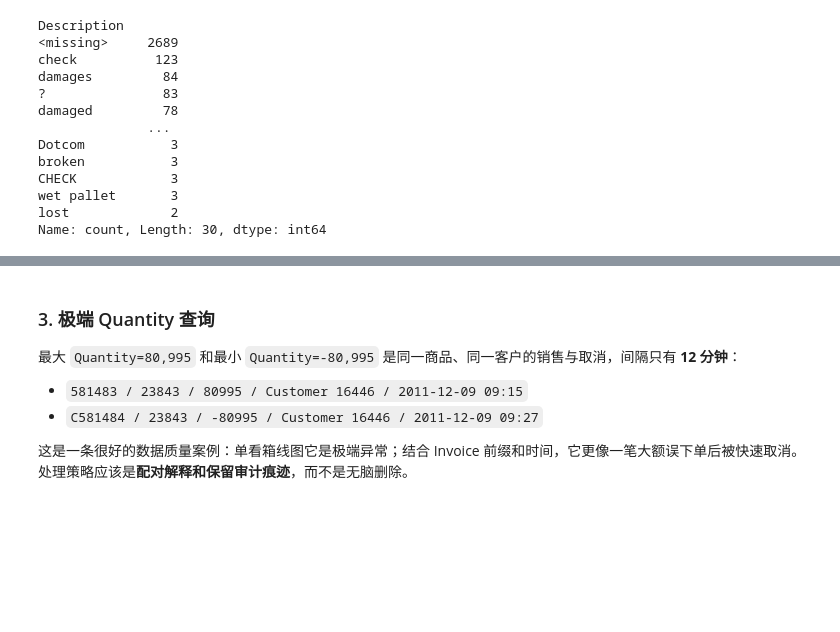
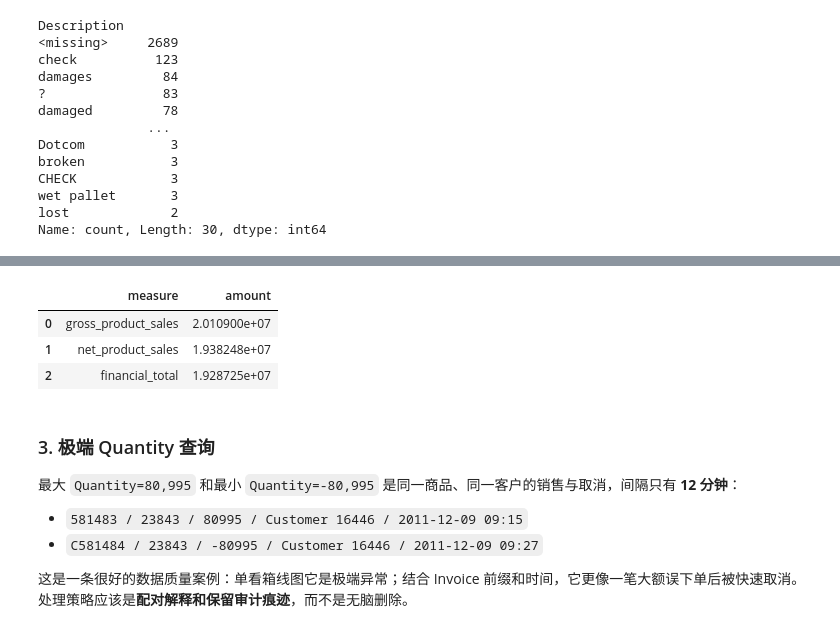
Before and after one commit to dlCd321/data-engineer, a Jupyter notebook: q1_data_quality/q1_code.ipynb, the cells around one changed output, grey strips where cells are left out. Drawn from its saved outputs; the diff is of its cells as text; code cells hidden in the pictures; blank space fills up the shorter version.

```diff
--- a/q1_data_quality/q1_code.ipynb
+++ b/q1_data_quality/q1_code.ipynb
@@ -451,50 +449,73 @@ wet pallet       3
 lost             2
 Name: count, Length: 30, dtype: int64
 # %%
+import re
+
+
 def classify_stock_code(code_value):
-    code_text = str(code_value)
-    postage_codes = {"POST", "DOT", "C2"}
-    fee_codes = {"BANK CHARGES", "AMAZONFEE", "CRUK"}
-    adjustment_codes = {"M", "m", "ADJUST", "ADJUST2", "B"}
-    test_or_sample_codes = {"S", "TEST001", "TEST002", "PADS"}
-
-    if code_text in postage_codes:
-        return "postage_carriage"
+    code_text = str(code_value).strip().upper()
+    if code_text in {"POST", "DOT", "C2"}:
+        return "postage_carriage_dotcom"
     if code_text == "D":
         return "discount"
-    if code_text in fee_codes:
-        return "fees_commission"
-    if code_text.startswith("gift_0001_"):
+    if code_text in {"M", "ADJUST", "ADJUST2"}:
+        return "manual_adjustment"
+    if code_text in {"BANK CHARGES", "AMAZONFEE", "CRUK", "B"}:
+        return "fees_commission_bad_debt"
+    if code_text.startswith("GIFT"):
         return "gift_voucher"
-    if code_text in adjustment_codes:
-        return "manual_or_bad_debt_adjustment"
-    if code_text in test_or_sample_codes:
-        return "sample_test_padding"
-    if code_text.startswith("DCGS"):
-        return "dotcom_internal_code"
-    if not code_text[:1].isdigit():
-        return "other_non_product_like"
-    return "product_like"
+    if code_text in {"S", "TEST001", "TEST002", "PADS"} or code_text.startswith("DCGS"):
+        return "sample_test_internal"
+    if re.fullmatch(r"\d+[A-Z]*", code_text):
+        return "product_like"
+    return "other_non_product_or_unknown"
 
 work = work.assign(StockCodeCategory=work["StockCodeStr"].map(classify_stock_code))
 
 stock_category_summary = (
     work.groupby("StockCodeCategory")
-    .agg(rows=("StockCode", "size"), amount_sum=("LineAmount", "sum"))
-    .assign(row_pct=lambda x: (x["rows"] / total_rows * 100).round(2), amount_pct=lambda x: (x["amount_sum"] / total_amount * 100).round(2))
+    .agg(
+        rows=("StockCode", "size"),
+        distinct_codes=("StockCodeStr", "nunique"),
+        amount_sum=("LineAmount", "sum"),
+    )
+    .assign(
+        row_pct=lambda x: (x["rows"] / total_rows * 100).round(3),
+        amount_pct=lambda x: (x["amount_sum"] / total_amount * 100).round(3),
+    )
     .sort_values("rows", ascending=False)
 )
 display(stock_category_summary)
 
-non_digit_stock_codes = (
-    work.loc[~work["StockCodeStr"].str.match(r"^\d", na=False)]
-    .groupby("StockCodeStr")
-    .agg(
-        rows=("StockCode", "size"),
-        amount_sum=("LineAmount", "sum"),
-        example_description=("Description", lambda s: s.dropna().astype(str).mode().iat[0] if not s.dropna().empty else "<missing>"),
-    )
-    .sort_values("rows", ascending=False)
+non_product_code_list = (
+    work.loc[~work["StockCodeCategory"].eq("product_like")]
+    .groupby("StockCodeCategory")["StockCodeStr"]
+    .agg(lambda s: ", ".join(sorted(s.astype(str).unique())))
+    .reset_index(name="codes")
 )
-display(non_digit_stock_codes.head(30))
+display(non_product_code_list)
+
+work = work.assign(
+    IsGrossProductSale=(
+        work["InvoicePrefix"].eq("numeric")
+        & work["StockCodeCategory"].eq("product_like")
+        & work["Quantity"].gt(0)
+        & work["Price"].gt(0)
+    ),
+    IsNetProductLine=(
+        work["StockCodeCategory"].eq("product_like")
+        & ~work["IsBadDebtAdjustment"]
+        & work["Price"].gt(0)
+        & work["Quantity"].ne(0)
+    ),
+)
+
+sales_measure_summary = pd.DataFrame(
+    [
+        {"measure": "gross_product_sales", "amount": work.loc[work["IsGrossProductSale"], "LineAmount"].sum()},
+        {"measure": "net_product_sales", "amount": work.loc[work["IsNetProductLine"], "LineAmount"].sum()},
+        {"measure": "financial_total", "amount": work["LineAmount"].sum()},
+    ]
+)
+display(sales_measure_summary)
 # %% [output]
@@ -526,3 +540,7 @@ display(non_digit_stock_codes.head(30))
+|  | measure | amount |
+| 0 | gross_product_sales | 2.010900e+07 |
+| 1 | net_product_sales | 1.938248e+07 |
+| 2 | financial_total | 1.928725e+07 |
 # %% [markdown]
 ### 3. 极端 Quantity 查询
 
```
Also changed, not shown: parts of 15 cells of this notebook, 3 other files.
